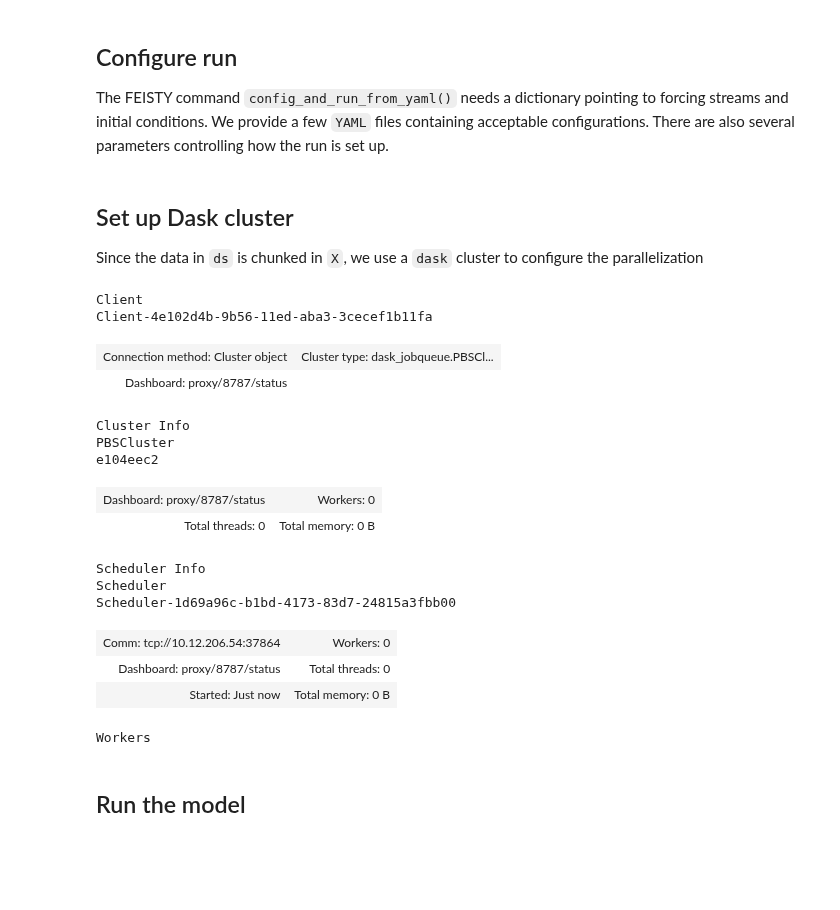
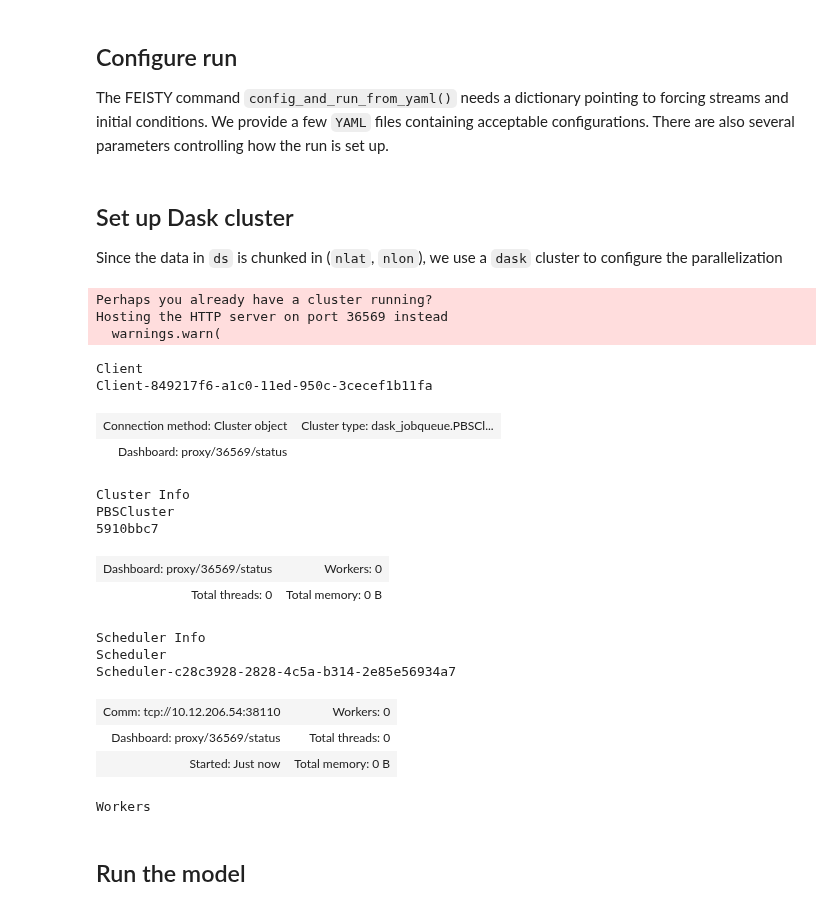
Before and after one commit to marbl-ecosys/feisty, a Jupyter notebook: examples/Run Multiple Years (highres).ipynb, the cells around one changed output. Cells and saved outputs as stored; diff of their text form; code cells hidden in the pictures; blank space fills up the shorter version.

```diff
--- a/examples/Run Multiple Years (highres).ipynb
+++ b/examples/Run Multiple Years (highres).ipynb
@@ -39,42 +39,45 @@ outdir = os.path.join(os.path.sep, 'glade', 'scratch', os.environ['USER'], 'feis
 # %% [markdown]
 ## Set up Dask cluster
 
-Since the data in `ds` is chunked in `X`, we use a `dask` cluster to configure the parallelization
+Since the data in `ds` is chunked in (`nlat`, `nlon`), we use a `dask` cluster to configure the parallelization
 # %%
-mem = 15  # GB
+mem = 20  # GB
 dask.config.set({'distributed.dashboard.link': 'proxy/{port}/status'})
 # dask.config.set({"distributed.comm.timeouts.tcp": "180s"})
 # dask.config.set({"distributed.comm.timeouts.connect": "180s"})
 cluster = PBSCluster(
     memory=f'{mem} GB',
     processes=1,
     cores=1,
     queue='casper',
     walltime='1:30:00',
     resource_spec=f'select=1:ncpus=1:mem={mem}GB',
     log_directory='./dask-logs',
 )
 
 cluster.scale(feisty_config['num_workers'])
 client = Client(cluster)
 client
 # %% [output]
-Client
-Client-4e102d4b-9b56-11ed-aba3-3cecef1b11fa
+Perhaps you already have a cluster running?
+Hosting the HTTP server on port 36569 instead
+  warnings.warn(
+Client
+Client-849217f6-a1c0-11ed-950c-3cecef1b11fa
 | Connection method: Cluster object | Cluster type: dask_jobqueue.PBSCl... |
-| Dashboard: proxy/8787/status |  |
+| Dashboard: proxy/36569/status |  |
-Cluster Info
-PBSCluster
-e104eec2
+Cluster Info
+PBSCluster
+5910bbc7
-| Dashboard: proxy/8787/status | Workers: 0 |
+| Dashboard: proxy/36569/status | Workers: 0 |
 | Total threads: 0 | Total memory: 0 B |
-Scheduler Info
-Scheduler
-Scheduler-1d69a96c-b1bd-4173-83d7-24815a3fbb00
+Scheduler Info
+Scheduler
+Scheduler-c28c3928-2828-4c5a-b314-2e85e56934a7
-| Comm: tcp://10.12.206.54:37864 | Workers: 0 |
-| Dashboard: proxy/8787/status | Total threads: 0 |
+| Comm: tcp://10.12.206.54:38110 | Workers: 0 |
+| Dashboard: proxy/36569/status | Total threads: 0 |
 | Started: Just now | Total memory: 0 B |
-Workers
+Workers
 # %% [markdown]
 ## Run the model
 # %%
```
Also changed, not shown: parts of 4 cells of this notebook, 27 other files.
